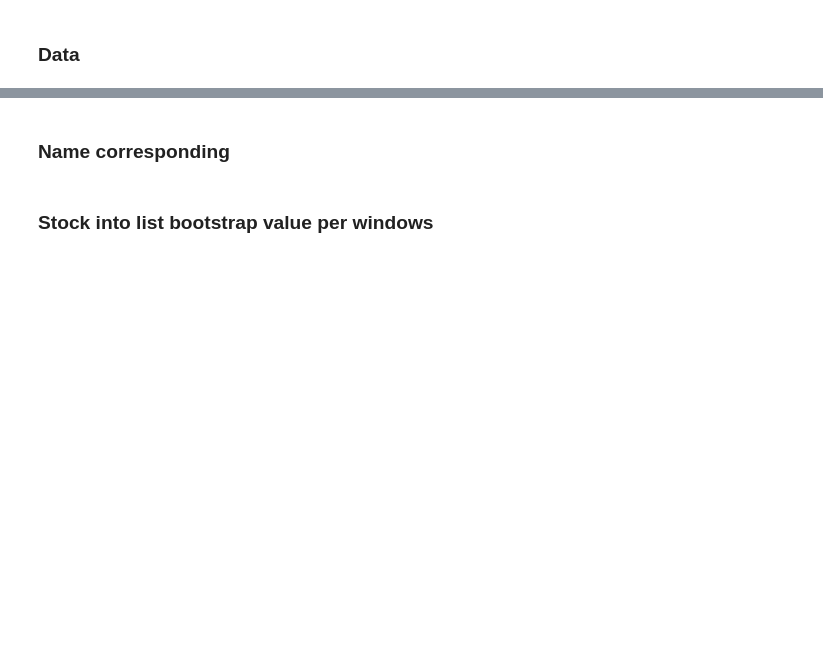
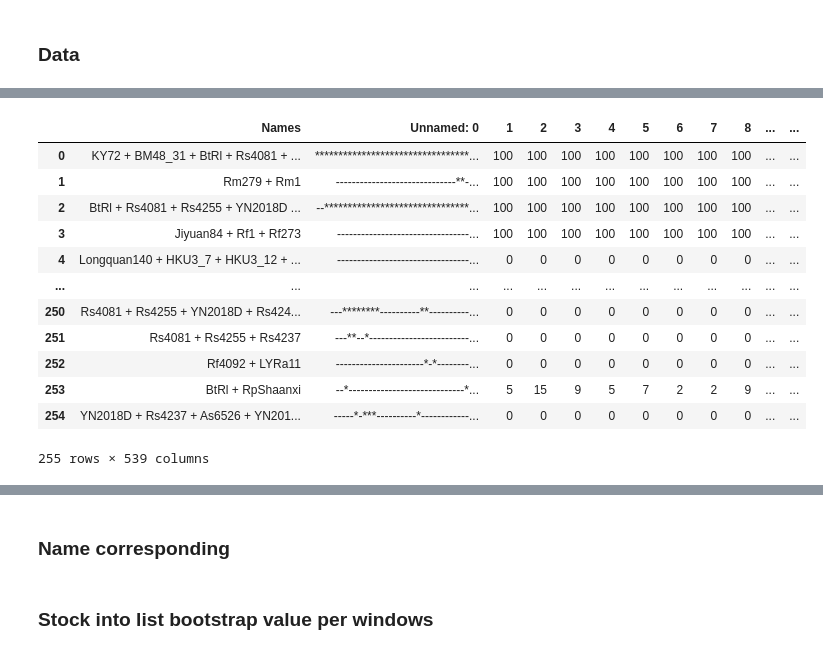
Before and after one commit to OpaleRambaud/GB_barcodes_project, a Jupyter notebook: BBC.ipynb, the cells around one changed output, grey strips where cells are left out. Saved outputs shown, nothing was run; the diff lists cells and outputs as text; code cells hidden in the pictures; blank space fills up the shorter version.

```diff
--- a/BBC.ipynb
+++ b/BBC.ipynb
@@ -29,0 +93,16 @@ data = pd.read_csv('sup50_1000_56.csv') # TO DO : insert the ame of csv file wit
+# %%
+sorted_data
+# %% [output]
+|  | Names | Unnamed: 0 | 1 | 2 | 3 | 4 | 5 | 6 | 7 | 8 | ... | ... |
+| 0 | KY72 + BM48_31 + BtRl + Rs4081 + ... | *********************************... | 100 | 100 | 100 | 100 | 100 | 100 | 100 | 100 | ... | ... |
+| 1 | Rm279 + Rm1 | ------------------------------**-... | 100 | 100 | 100 | 100 | 100 | 100 | 100 | 100 | ... | ... |
+| 2 | BtRl + Rs4081 + Rs4255 + YN2018D ... | --*******************************... | 100 | 100 | 100 | 100 | 100 | 100 | 100 | 100 | ... | ... |
+| 3 | Jiyuan84 + Rf1 + Rf273 | ---------------------------------... | 100 | 100 | 100 | 100 | 100 | 100 | 100 | 100 | ... | ... |
+| 4 | Longquan140 + HKU3_7 + HKU3_12 + ... | ---------------------------------... | 0 | 0 | 0 | 0 | 0 | 0 | 0 | 0 | ... | ... |
+| ... | ... | ... | ... | ... | ... | ... | ... | ... | ... | ... | ... | ... |
+| 250 | Rs4081 + Rs4255 + YN2018D + Rs424... | ---********----------**----------... | 0 | 0 | 0 | 0 | 0 | 0 | 0 | 0 | ... | ... |
+| 251 | Rs4081 + Rs4255 + Rs4237 | ---**--*-------------------------... | 0 | 0 | 0 | 0 | 0 | 0 | 0 | 0 | ... | ... |
+| 252 | Rf4092 + LYRa11 | ----------------------*-*--------... | 0 | 0 | 0 | 0 | 0 | 0 | 0 | 0 | ... | ... |
+| 253 | BtRl + RpShaanxi | --*-----------------------------*... | 5 | 15 | 9 | 5 | 7 | 2 | 2 | 9 | ... | ... |
+| 254 | YN2018D + Rs4237 + As6526 + YN201... | -----*-***----------*------------... | 0 | 0 | 0 | 0 | 0 | 0 | 0 | 0 | ... | ... |
+255 rows × 539 columns
```
Also changed, not shown: parts of 18 cells of this notebook.
